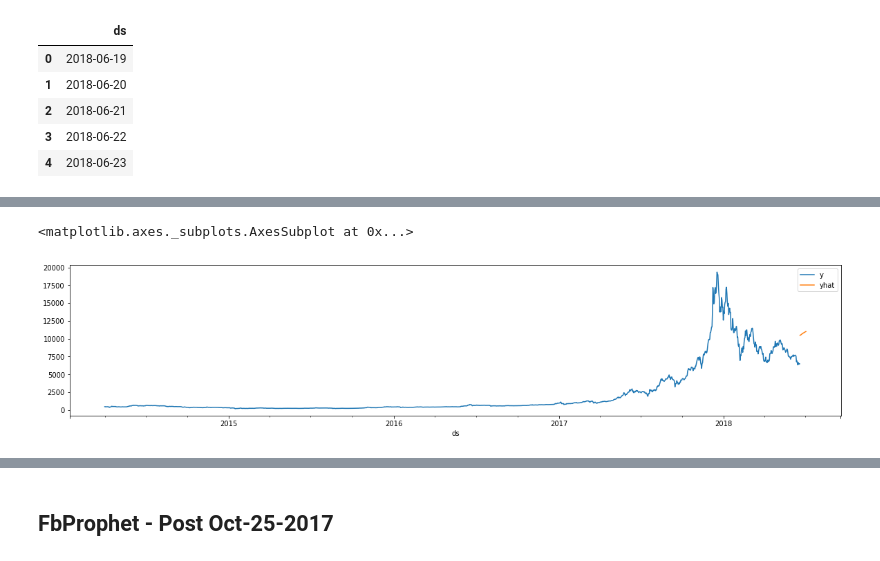
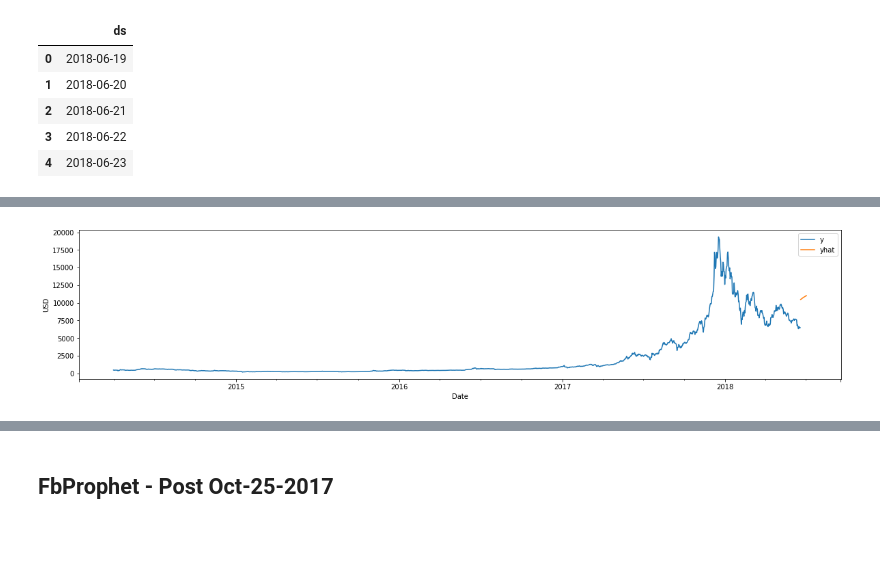
Before and after one commit to Mikhail-Naumov/Another_Bitcoin_Predictor, a Jupyter notebook: BitCoin_fbProphet.ipynb, the cells around one changed output, grey strips where cells are left out. Cells and saved outputs as stored; diff of their text form; code cells hidden in the pictures; blank space fills up the shorter version.

```diff
--- a/BitCoin_fbProphet.ipynb
+++ b/BitCoin_fbProphet.ipynb
@@ -374,15 +403,16 @@ simple_predictions.head()
 # %%
 # We copy the data to avoid modifying the original.
 formated_predictions = simple_predictions.copy()
 
 # For this plot, it'd be convenient to have a datetime index
 formated_predictions['ds'] = pd.to_datetime(formated_predictions['ds'])
 
 # Plot of the original data
 ax = p_df_daily.set_index('ds').plot(figsize=(20,4))
 
 # Plot of the forecasted values
 formated_predictions.set_index('ds').plot(figsize=(20,4), ax=ax)
+xlabel('Date')
+ylabel('USD');
 # %% [output]
-<matplotlib.axes._subplots.AxesSubplot at 0x...>
-[figure, old version]
+[figure, new version]
```
Also changed, not shown: parts of 29 cells of this notebook.
